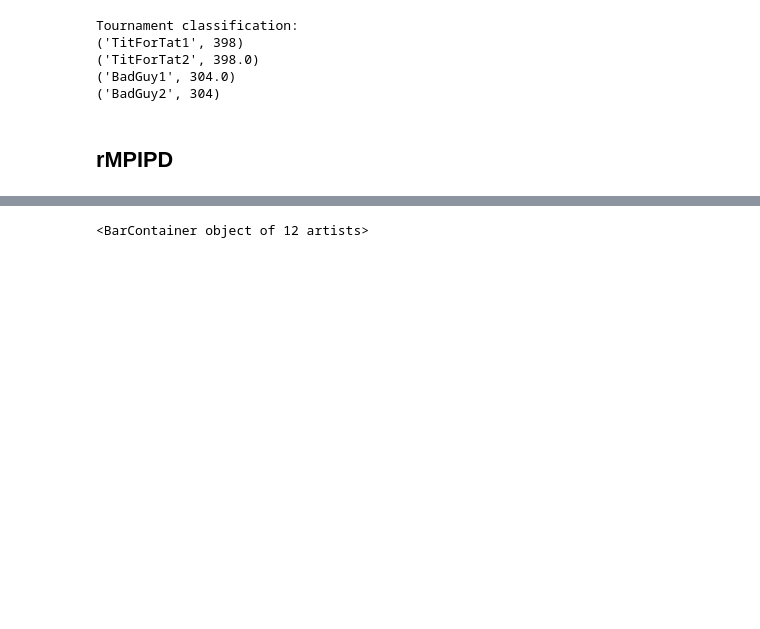
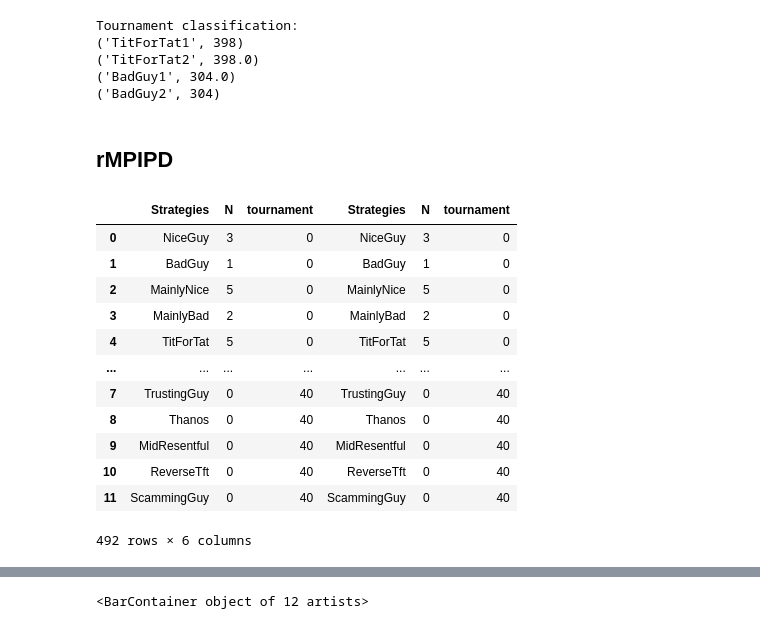
Before and after one commit to LeoPi314/LCP_projects_Y7_Group_4, a Jupyter notebook: IteratedTournament.ipynb, the cells around one changed output, grey strips where cells are left out. Drawn from its saved outputs; the diff is of its cells as text; code cells hidden in the pictures; blank space fills up the shorter version.

```diff
--- a/IteratedTournament.ipynb
+++ b/IteratedTournament.ipynb
@@ -201,11 +201,28 @@ for R in range(3,5):
     x,y = r_tournament(test_part,r = 300,N_rounds = R, M = Payoff)
     diff_rounds_res.append(x)
     diff_rounds_te.append(y)
+
+TE = pd.concat(diff_rounds_te, axis=1)
 # %%
 # Debug cell
 # Selezionare il secondo elemento di ogni tupla nella prima lista
 #secondi_elementi = [tupla[1] for tupla in result[0]]
 #print(secondi_elementi)
+TE
+# %% [output]
+|  | Strategies | N | tournament | Strategies | N | tournament |
+| 0 | NiceGuy | 3 | 0 | NiceGuy | 3 | 0 |
+| 1 | BadGuy | 1 | 0 | BadGuy | 1 | 0 |
+| 2 | MainlyNice | 5 | 0 | MainlyNice | 5 | 0 |
+| 3 | MainlyBad | 2 | 0 | MainlyBad | 2 | 0 |
+| 4 | TitForTat | 5 | 0 | TitForTat | 5 | 0 |
+| ... | ... | ... | ... | ... | ... | ... |
+| 7 | TrustingGuy | 0 | 40 | TrustingGuy | 0 | 40 |
+| 8 | Thanos | 0 | 40 | Thanos | 0 | 40 |
+| 9 | MidResentful | 0 | 40 | MidResentful | 0 | 40 |
+| 10 | ReverseTft | 0 | 40 | ReverseTft | 0 | 40 |
+| 11 | ScammingGuy | 0 | 40 | ScammingGuy | 0 | 40 |
+492 rows × 6 columns
 # %%
 # Debug cell
 #test_1_res, test_1_te = r_tournament(test_part,r = 300,N_rounds = 5, M = Payoff)
```
Also changed, not shown: parts of 3 cells of this notebook, 2 other files.
